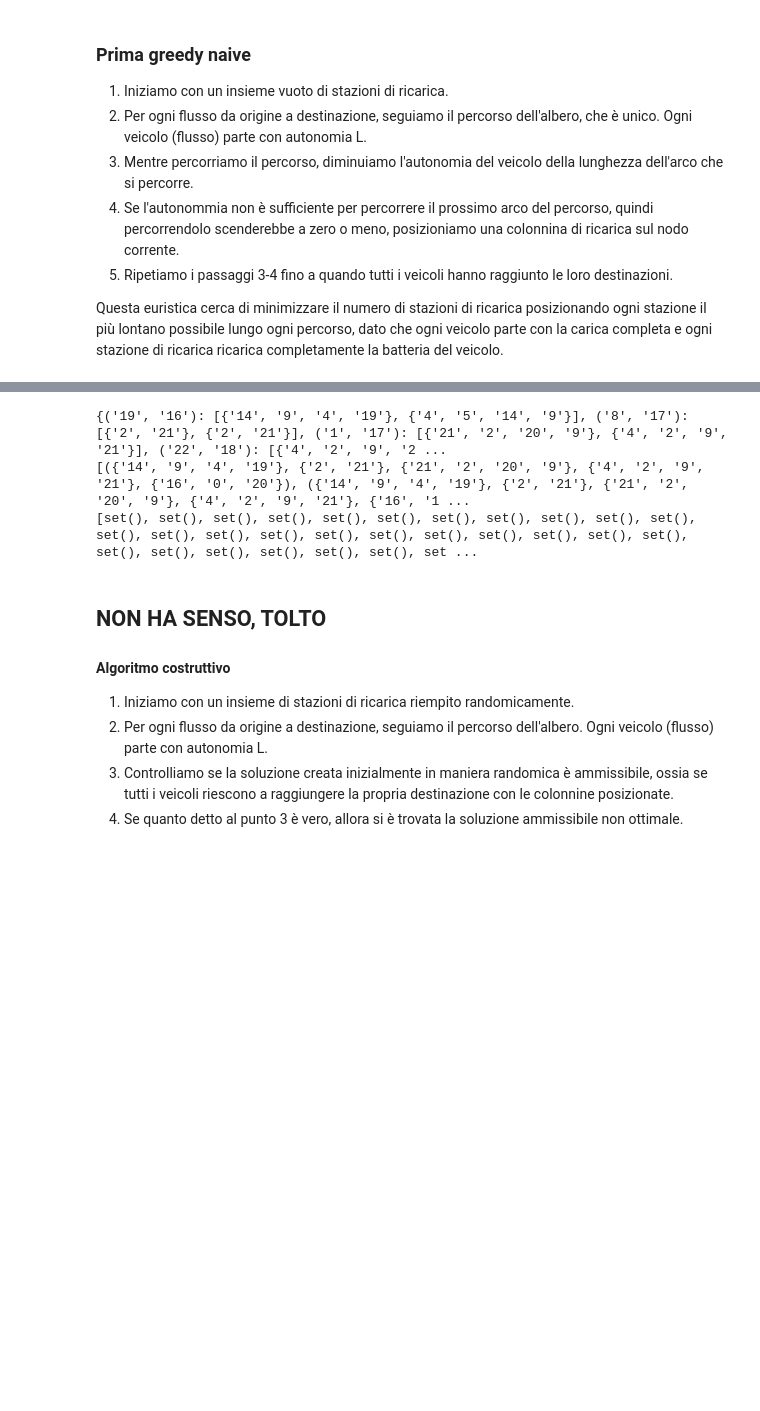
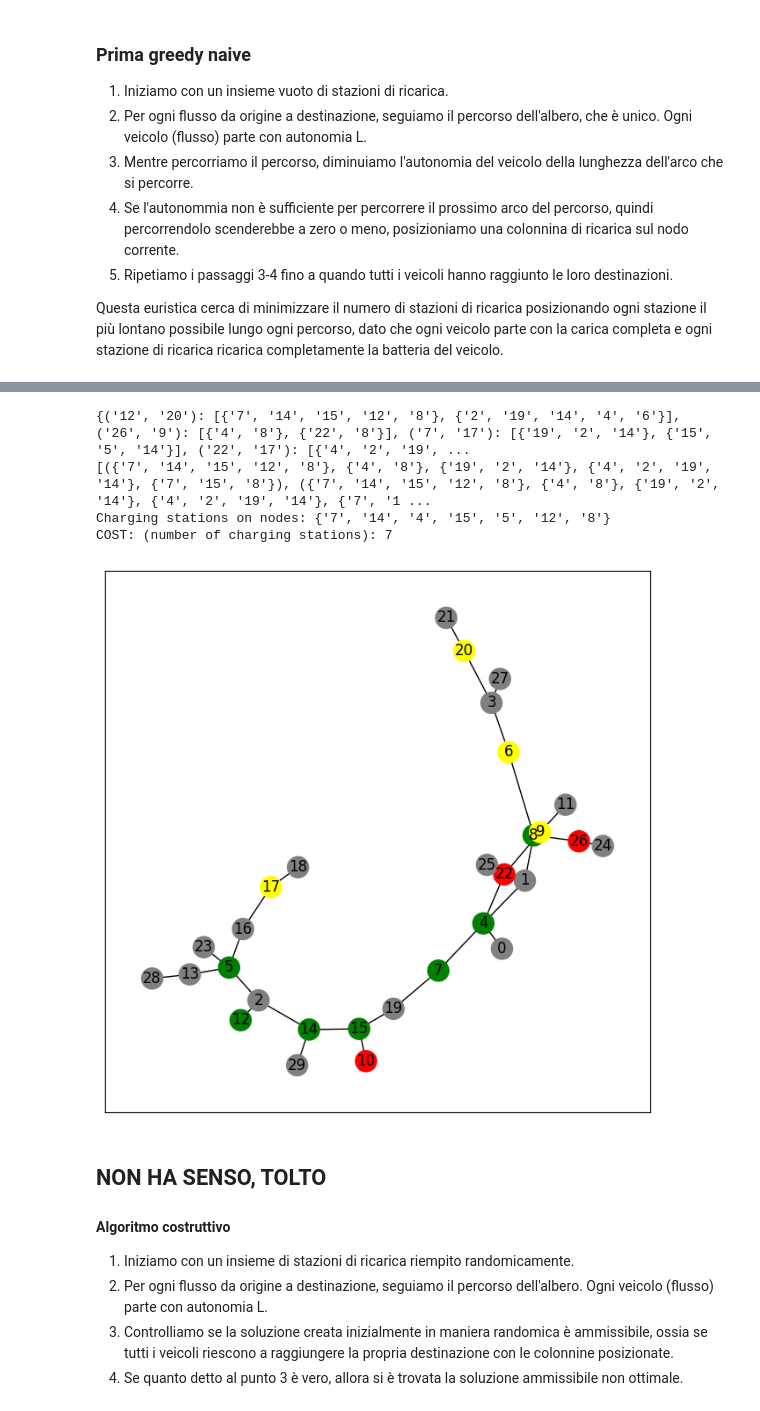
Before and after one commit to marielean/ChargingStations, a Jupyter notebook: ChargingStations.ipynb, the cells around one changed output, grey strips where cells are left out. Cells and saved outputs as stored; diff of their text form; code cells hidden in the pictures; blank space fills up the shorter version.

```diff
--- a/ChargingStations.ipynb
+++ b/ChargingStations.ipynb
@@ -106,47 +114,74 @@ import utility_functions as uf
 
 T, flows, L, K, N = uf.load_all_data("tree_net/bigtree.gml")
 
-def generate_collections(flows):
-    flow_sets = list(flows.values())
-    combinations = list(itertools.product(*flow_sets)) # Generate all possible combinations of charging stations for the flows (cartesian product of the sets of charging stations for each flow)
-
-    return combinations
-
-def all_possible_sets(Tree: nx.Graph, flows: list, L: int):
+def possible_sets(Tree: nx.Graph, flows: list, L: int):
+    '''
+    Returns two sets of charging stations for each flow, one for the forward path and one for the backward path.
+    The dictionary has the following structure:
+    {
+        (flow1): [set11, set12],
+        (flow2): [set21, set22],
+        ...
+    }
+    '''
     charging_stations = {}
     paths_forward = uf.get_all_paths_of_all_flows(Tree, flows)
     paths_backward = [path[::-1] for path in paths_forward]
 
     for flow, path in zip(flows, paths_forward):
         charge = L
         charging_stations[tuple(flow)] = [set(), set()]  # Initialize with two empty sets
         for i in range(len(path) - 1):
             charge -= Tree.edges[(path[i], path[i+1])]['weight']
             if charge < 0:
                 charging_stations[tuple(flow)][0].add(path[i])  # Add to the first set
                 charge = L
 
     for flow, path in zip(flows, paths_backward):
         charge = L
         for i in range(len(path) - 1):
             charge -= Tree.edges[(path[i], path[i+1])]['weight']
             if charge < 0:
                 charging_stations[tuple(flow)][1].add(path[i])  # Add to the second set
                 charge = L
 
     return charging_stations
 
-flows_with_sets = all_possible_sets(T, flows, L)
+def generate_collections(flows):
+    '''
+    Generates all possible combinations of sets (cartesian product of the sets of charging stations for each flow)
+    '''
+    flow_sets = list(flows.values())
+    combinations = list(itertools.product(*flow_sets))
+
+    return combinations
+
+def minimize_cost(possible_collections: list):
+    '''
+    Minimize the cost of the charging stations
+    '''
+    unions = [set.union(*collection) for collection in possible_collections]
+    return min(unions, key=len)
+
+
+flows_with_sets = possible_sets(T, flows, L)
 print(flows_with_sets) # The sets of charging stations for each flow
+
 possible_collections = generate_collections(flows_with_sets)
 print(possible_collections)
 
-intersections = [set.intersection(*collection) for collection in possible_collections]
-print(intersections)
+charging_stations = minimize_cost(possible_collections)
+print("Charging stations on nodes:", (charging_stations))
+print(f"COST: (number of charging stations): {len(charging_stations)}")
+
+uf.set_chrg_stations(T, list(charging_stations))
+uf.draw_tree(T, flows)
 # %% [output]
-{('19', '16'): [{'14', '9', '4', '19'}, {'4', '5', '14', '9'}], ('8', '17'): [{'2', '21'}, {'2', '21'}], ('1', '17'): [{'21', '2', '20', '9'}, {'4', '2', '9', '21'}], ('22', '18'): [{'4', '2', '9', '2 ...
-[({'14', '9', '4', '19'}, {'2', '21'}, {'21', '2', '20', '9'}, {'4', '2', '9', '21'}, {'16', '0', '20'}), ({'14', '9', '4', '19'}, {'2', '21'}, {'21', '2', '20', '9'}, {'4', '2', '9', '21'}, {'16', '1 ...
-[set(), set(), set(), set(), set(), set(), set(), set(), set(), set(), set(), set(), set(), set(), set(), set(), set(), set(), set(), set(), set(), set(), set(), set(), set(), set(), set(), set(), set ...
+{('12', '20'): [{'7', '14', '15', '12', '8'}, {'2', '19', '14', '4', '6'}], ('26', '9'): [{'4', '8'}, {'22', '8'}], ('7', '17'): [{'19', '2', '14'}, {'15', '5', '14'}], ('22', '17'): [{'4', '2', '19', ...
+[({'7', '14', '15', '12', '8'}, {'4', '8'}, {'19', '2', '14'}, {'4', '2', '19', '14'}, {'7', '15', '8'}), ({'7', '14', '15', '12', '8'}, {'4', '8'}, {'19', '2', '14'}, {'4', '2', '19', '14'}, {'7', '1 ...
+Charging stations on nodes: {'7', '14', '4', '15', '5', '12', '8'}
+COST: (number of charging stations): 7
+[figure, added]
 # %% [markdown]
 ## NON HA SENSO, TOLTO
 #### Algoritmo costruttivo
```
Also changed, not shown: parts of 4 cells of this notebook, 3 other files.
